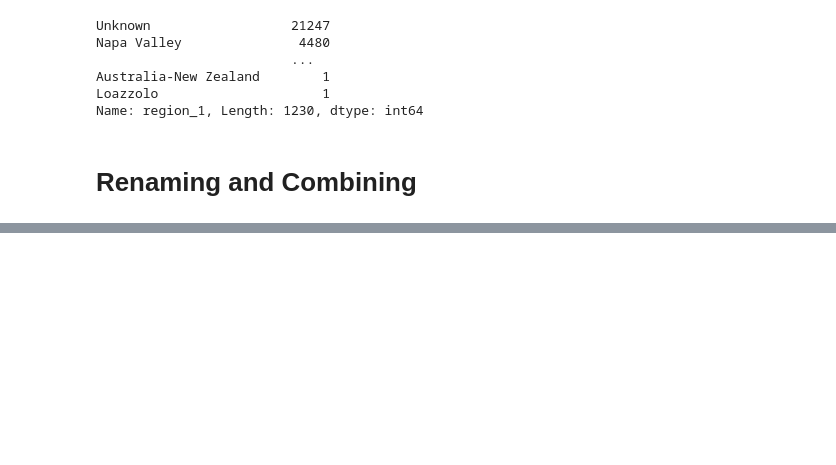
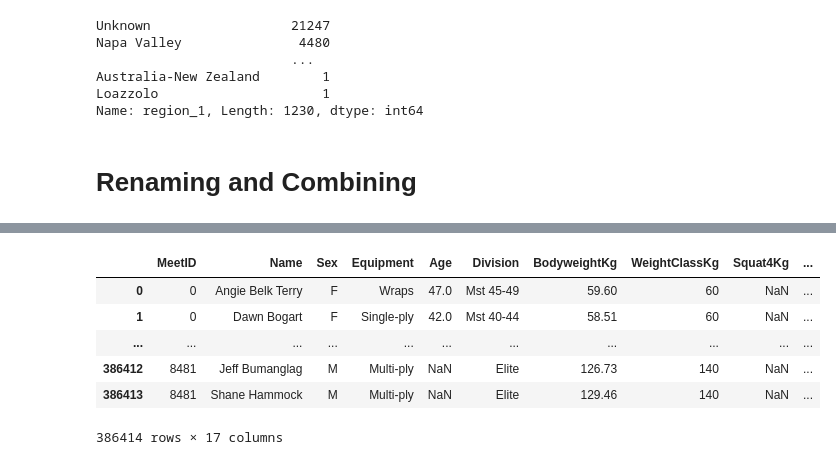
Before and after one commit to data-droid/study, a Jupyter notebook: kaggleLearn/pandas.ipynb, the cells around one changed output, grey strips where cells are left out. Saved outputs shown, nothing was run; the diff lists cells and outputs as text; code cells hidden in the pictures; blank space fills up the shorter version.

```diff
--- a/kaggleLearn/pandas.ipynb
+++ b/kaggleLearn/pandas.ipynb
@@ -371,0 +441,10 @@ Name: region_1, Length: 1230, dtype: int64
+# %%
+powerlifting_competitors
+# %% [output]
+|  | MeetID | Name | Sex | Equipment | Age | Division | BodyweightKg | WeightClassKg | Squat4Kg | ... |
+| 0 | 0 | Angie Belk Terry | F | Wraps | 47.0 | Mst 45-49 | 59.60 | 60 | NaN | ... |
+| 1 | 0 | Dawn Bogart | F | Single-ply | 42.0 | Mst 40-44 | 58.51 | 60 | NaN | ... |
+| ... | ... | ... | ... | ... | ... | ... | ... | ... | ... | ... |
+| 386412 | 8481 | Jeff Bumanglag | M | Multi-ply | NaN | Elite | 126.73 | 140 | NaN | ... |
+| 386413 | 8481 | Shane Hammock | M | Multi-ply | NaN | Elite | 129.46 | 140 | NaN | ... |
+386414 rows × 17 columns
```
Also changed, not shown: parts of 9 cells of this notebook.
